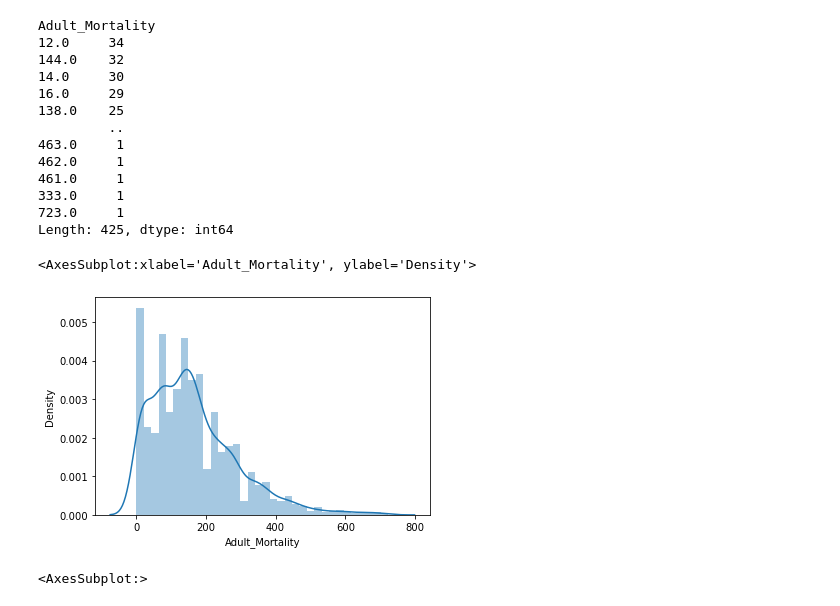
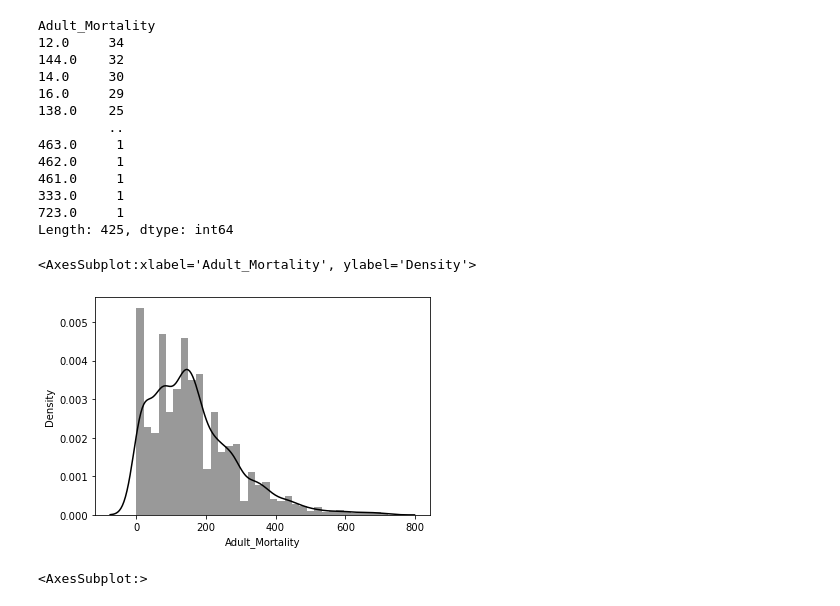
Before and after one commit to dhanushdimitri/Life-expectancy, a Jupyter notebook: LIFE EXPECTANCY.ipynb, the cells around one changed output. Cells and saved outputs as stored; diff of their text form; code cells hidden in the pictures.

```diff
--- a/LIFE EXPECTANCY.ipynb
+++ b/LIFE EXPECTANCY.ipynb
@@ -376,10 +386,10 @@ Adult_Mortality
 Length: 425, dtype: int64
 # %%
 #______histogram
-sns.distplot(df['Adult_Mortality'])
+sns.distplot(df['Adult_Mortality'],color='black')
 # %% [output]
 <AxesSubplot:xlabel='Adult_Mortality', ylabel='Density'>
-[figure, old version]
+[figure, new version]
 # %%
 props2 = dict(boxes = 'red', whiskers = 'green', medians = 'black', caps = 'red')
 df['Adult_Mortality'].plot.box(color=props2, patch_artist = True, vert = False)
```
Also changed, not shown: parts of 41 cells of this notebook.
